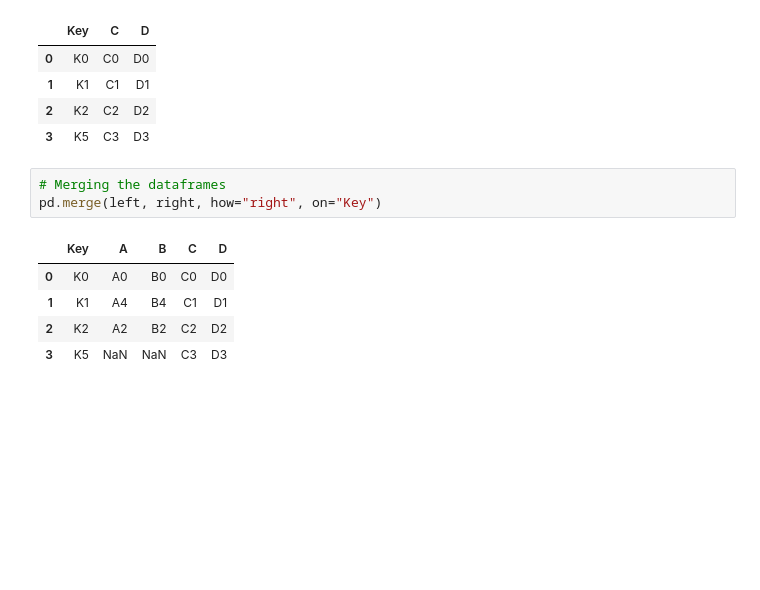
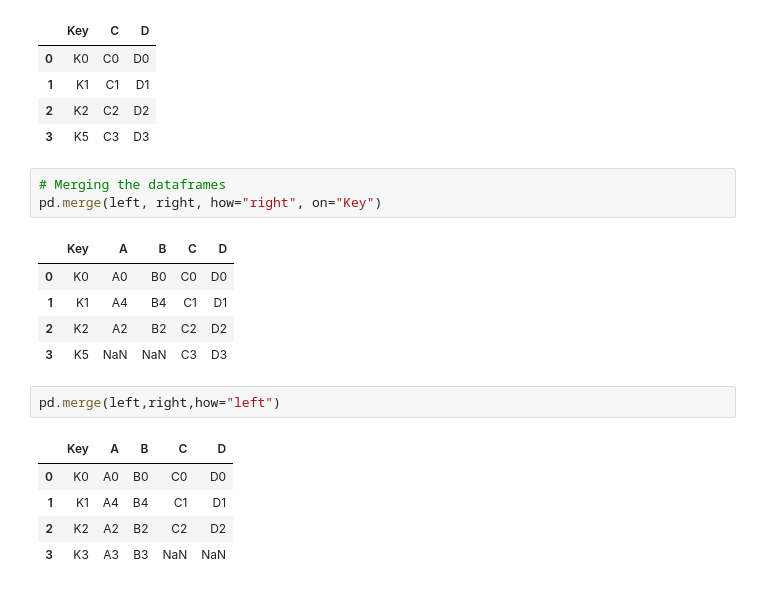
Before and after one commit to Aum-Patel1234/Machine-Learning, a Jupyter notebook: basics/PandasIntroduction.ipynb, the cells around one changed output. Drawn from its saved outputs; the diff is of its cells as text; blank space fills up the shorter version.

```diff
--- a/basics/PandasIntroduction.ipynb
+++ b/basics/PandasIntroduction.ipynb
@@ -2176,3 +2317,11 @@ pd.merge(left, right, how="right", on="Key")
 | 1 | K1 | A4 | B4 | C1 | D1 |
 | 2 | K2 | A2 | B2 | C2 | D2 |
 | 3 | K5 | NaN | NaN | C3 | D3 |
+# %%
+pd.merge(left,right,how="left")
+# %% [output]
+|  | Key | A | B | C | D |
+| 0 | K0 | A0 | B0 | C0 | D0 |
+| 1 | K1 | A4 | B4 | C1 | D1 |
+| 2 | K2 | A2 | B2 | C2 | D2 |
+| 3 | K3 | A3 | B3 | NaN | NaN |
```
Also changed, not shown: parts of 19 cells of this notebook, 4 other files.
